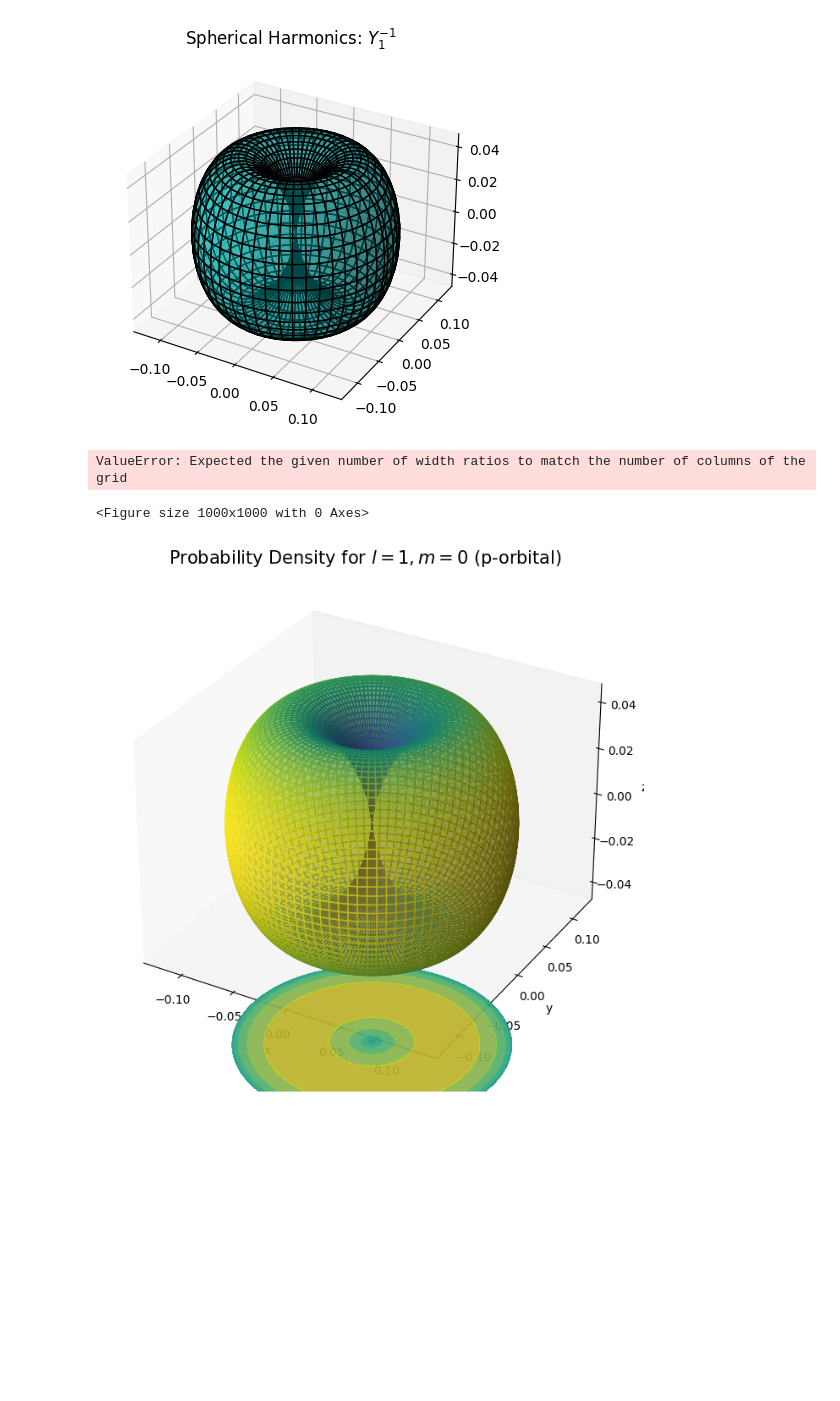
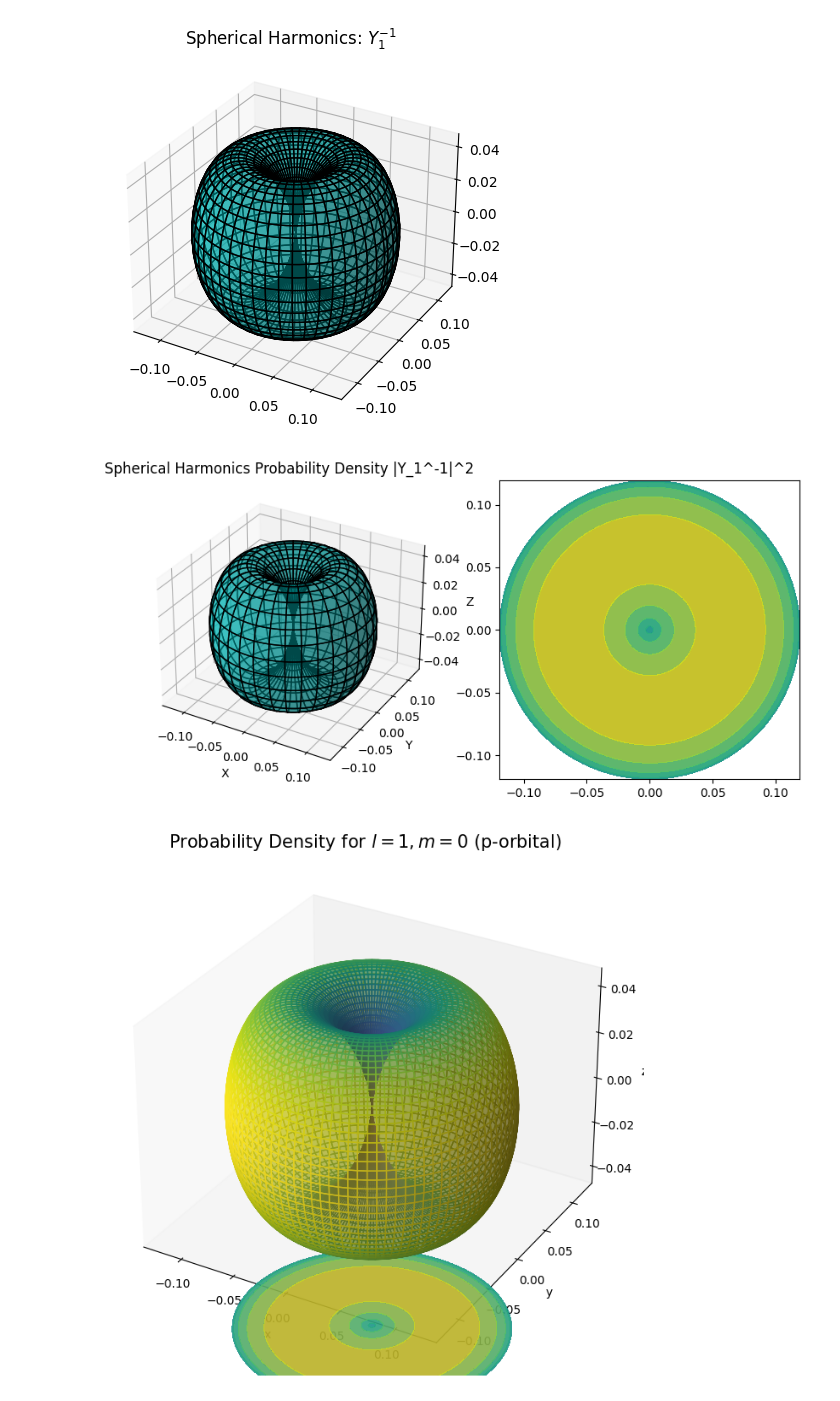
Before and after one commit to navgaur/QM1_UGCF, a Jupyter notebook: Quantum_Mech_1_UGCF.ipynb, the cells around one changed output. Cells and saved outputs as stored; diff of their text form; code cells hidden in the pictures; blank space fills up the shorter version.

```diff
--- a/Quantum_Mech_1_UGCF.ipynb
+++ b/Quantum_Mech_1_UGCF.ipynb
@@ -74,7 +74,7 @@ from scipy.special import sph_harm
 
 # Define parameters
 l = 1
-m = 1
+m = -1
 
 theta = np.linspace(0, np.pi, 100)
 phi = np.linspace(0, 2 * np.pi, 100)
@@ -82,39 +82,38 @@ theta, phi = np.meshgrid(theta, phi)
 
 # Evaluate spherical harmonics
 Y_lm = sph_harm(m, l, phi, theta)
 
 # Probability density function
 P = np.abs(Y_lm) ** 2
 
 # Convert to Cartesian coordinates for plotting
 x = P * np.sin(theta) * np.cos(phi)
 y = P * np.sin(theta) * np.sin(phi)
 z = P * np.cos(theta)
 
 # Plotting
 
-fig, (ax1,ax2) = plt.subplots(2,1,figsize=(10,10),width_ratios=[2,1])
+fig, (ax1,ax2) = plt.subplots(1,2,figsize=(10,10))
 
 ax1.remove()
 # First plot
-ax1 = fig.add_subplot(3,0,0, projection='3d')
+ax1 = fig.add_subplot(2,2,1, projection='3d')
 ax1.plot_surface(x, y, z, rstride=3, cstride=3, color='c', edgecolor='k', alpha=0.5)
 
 ax1.set_xlabel('X')
 ax1.set_ylabel('Y')
 ax1.set_zlabel('Z')
 ax1.set_title(f'Spherical Harmonics Probability Density |Y_{l}^{m}|^2')
 
 ax2.remove()
 # Second plot
-ax2 = fig.add_subplot(3,3,3)
-contr= ax2.contourf(x, y, z, 5, alpha=0.6)
+ax2 = fig.add_subplot(2,2,2)
+contr= ax2.contourf(x, y, z, 10, alpha=0.8)
 
 
 plt.show()
 # %% [output]
-ValueError: Expected the given number of width ratios to match the number of columns of the grid
-<Figure size 1000x1000 with 0 Axes>
+[figure, added]
 # %%
 import numpy as np
 import matplotlib.pyplot as plt
```
